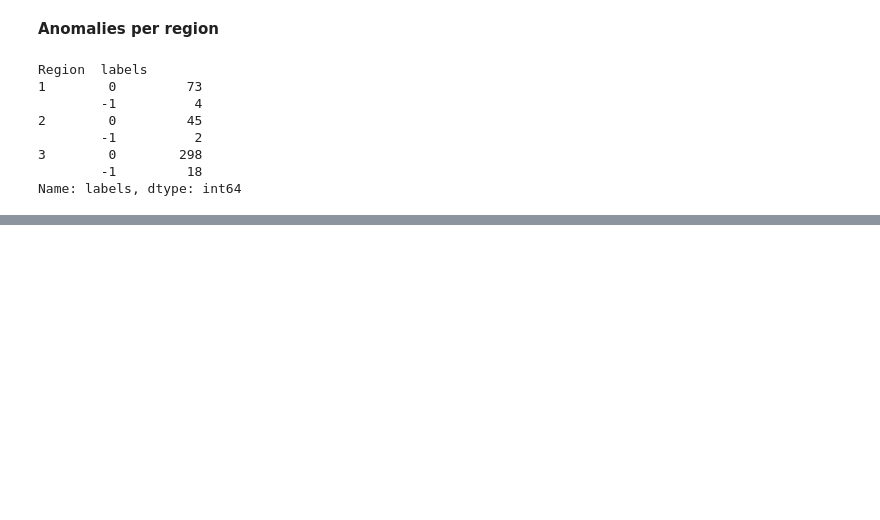
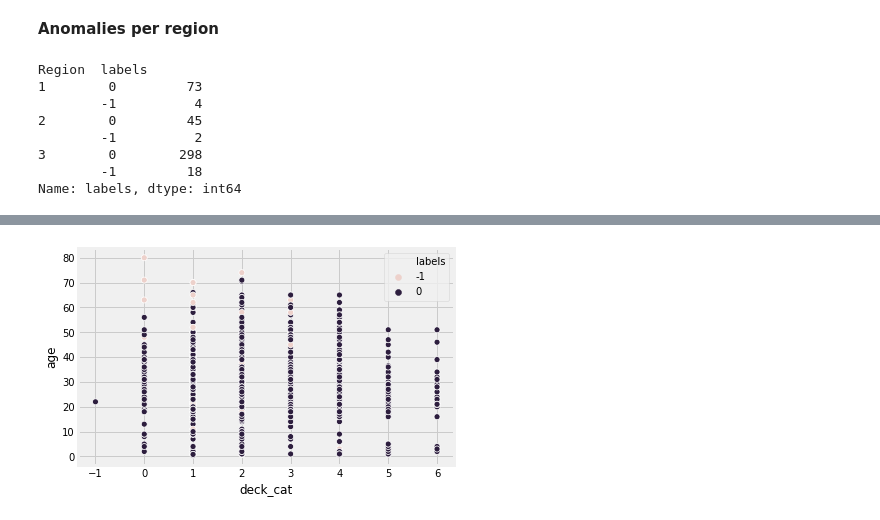
Before and after one commit to escalante-eric/ds-methodologies-exercises, a Jupyter notebook: anomaly_detection.ipynb, the cells around one changed output, grey strips where cells are left out. Cells and saved outputs as stored; diff of their text form; code cells hidden in the pictures; blank space fills up the shorter version.

```diff
--- a/anomaly_detection.ipynb
+++ b/anomaly_detection.ipynb
@@ -469,0 +572,5 @@ def get_titanic_data():
+# %%
+sns.scatterplot(titanic_anom.deck_cat, titanic_anom.age, hue=titanic_anom.labels)
+plt.show()
+# %% [output]
+[figure, added]
```
Also changed, not shown: parts of 24 cells of this notebook, 2 other files.
